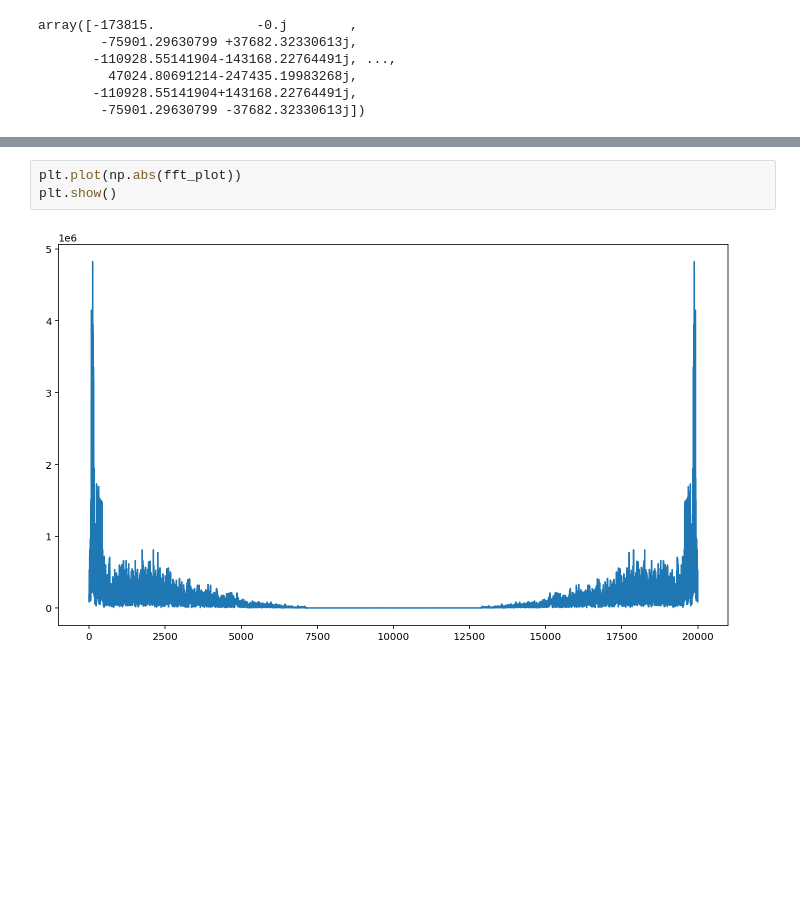
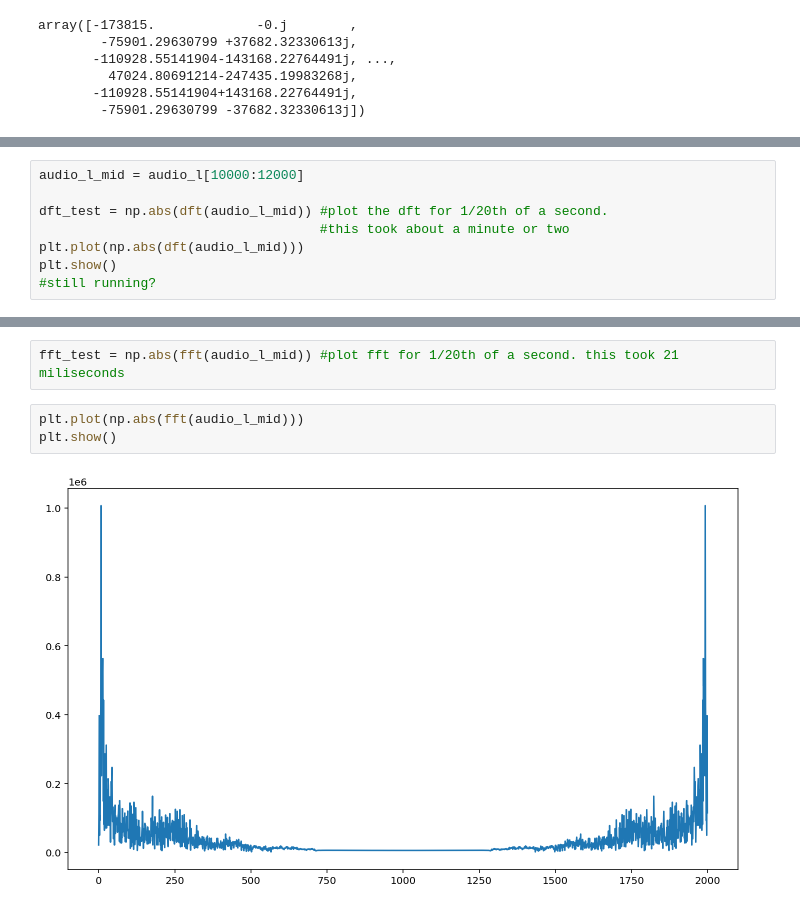
Before and after one commit to csozuer/demo-3, a Jupyter notebook: fft0.ipynb, the cells around one changed output, grey strips where cells are left out. Cells and saved outputs as stored; diff of their text form; blank space fills up the shorter version.

```diff
--- a/fft0.ipynb
+++ b/fft0.ipynb
@@ -61,0 +78,8 @@ array([-173815.             -0.j        ,
+# %%
+audio_l_mid = audio_l[10000:12000]
+
+dft_test = np.abs(dft(audio_l_mid)) #plot the dft for 1/20th of a second.
+                                    #this took about a minute or two
+plt.plot(np.abs(dft(audio_l_mid)))
+plt.show()
+#still running?
@@ -62,5 +88,7 @@ array([-173815.             -0.j        ,
+# %%
+fft_test = np.abs(fft(audio_l_mid)) #plot fft for 1/20th of a second. this took 21 miliseconds
 # %%
-plt.plot(np.abs(fft_plot))
+plt.plot(np.abs(fft(audio_l_mid)))
 plt.show()
 # %% [output]
-[figure, old version]
+[figure, new version]
```
Also changed, not shown: parts of 6 cells of this notebook, 1 other file.
